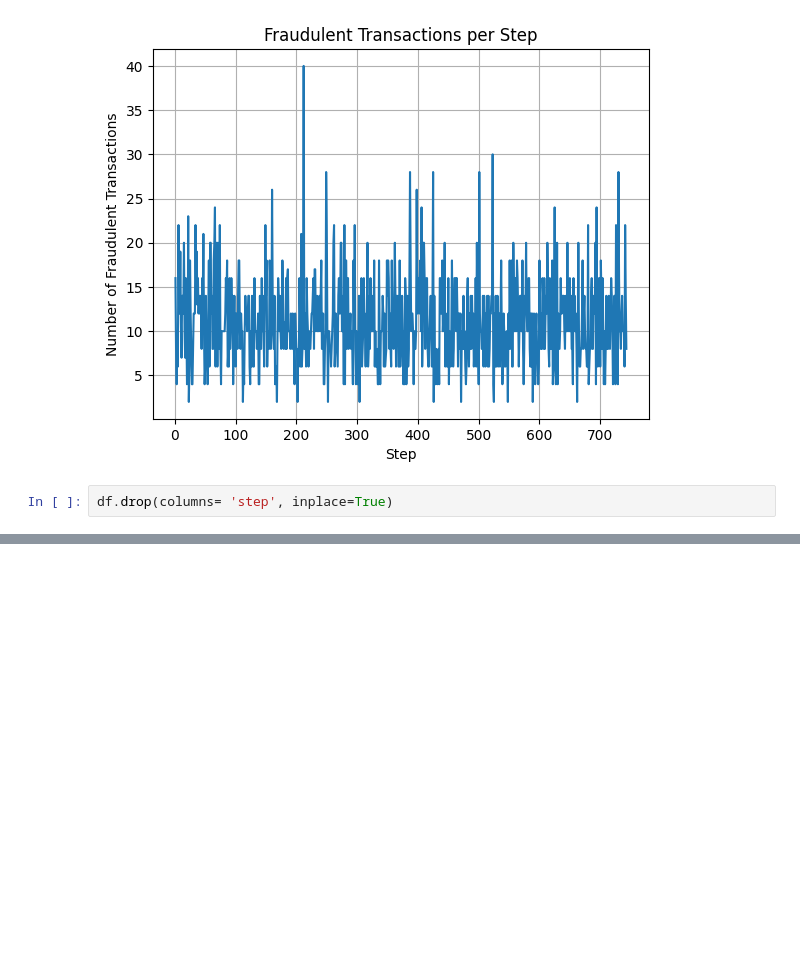
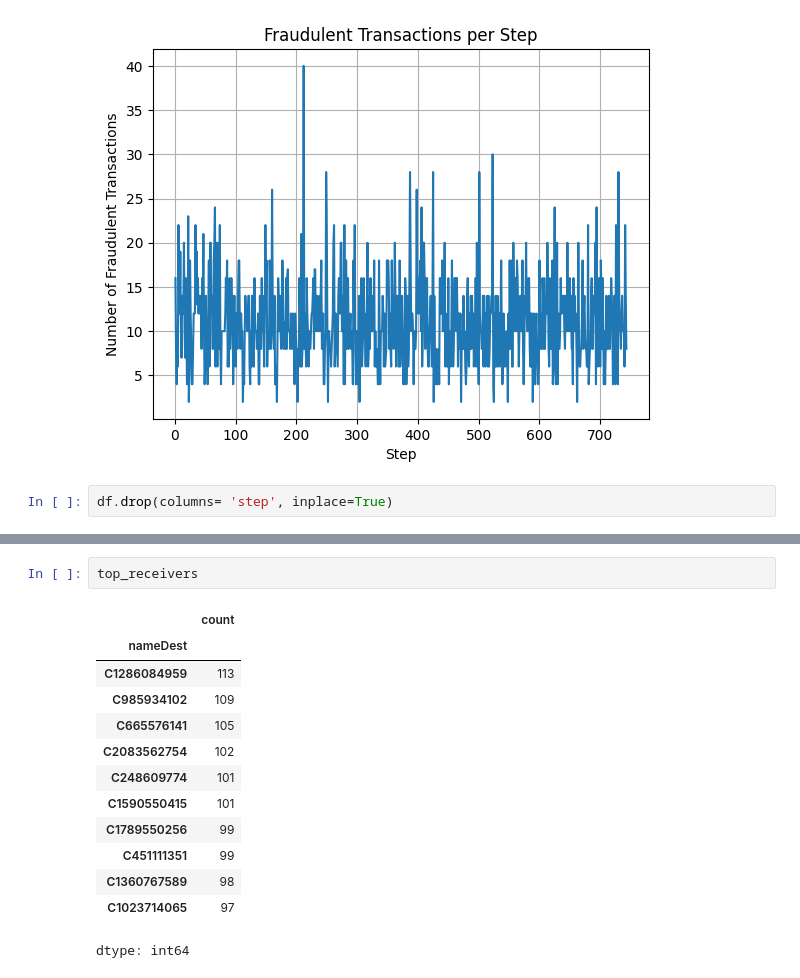
Before and after one commit to 0sinach1/fraud-detection-project, a Jupyter notebook: notebook.ipynb, the cells around one changed output, grey strips where cells are left out. Cells and saved outputs as stored; diff of their text form; blank space fills up the shorter version.

```diff
--- a/notebook.ipynb
+++ b/notebook.ipynb
@@ -126,0 +150,16 @@ df.drop(columns= 'step', inplace=True)
+# %%
+top_receivers
+# %% [output]
+|  | count |
+| nameDest |  |
+| C1286084959 | 113 |
+| C985934102 | 109 |
+| C665576141 | 105 |
+| C2083562754 | 102 |
+| C248609774 | 101 |
+| C1590550415 | 101 |
+| C1789550256 | 99 |
+| C451111351 | 99 |
+| C1360767589 | 98 |
+| C1023714065 | 97 |
+dtype: int64
```
Also changed, not shown: parts of 4 cells of this notebook.
